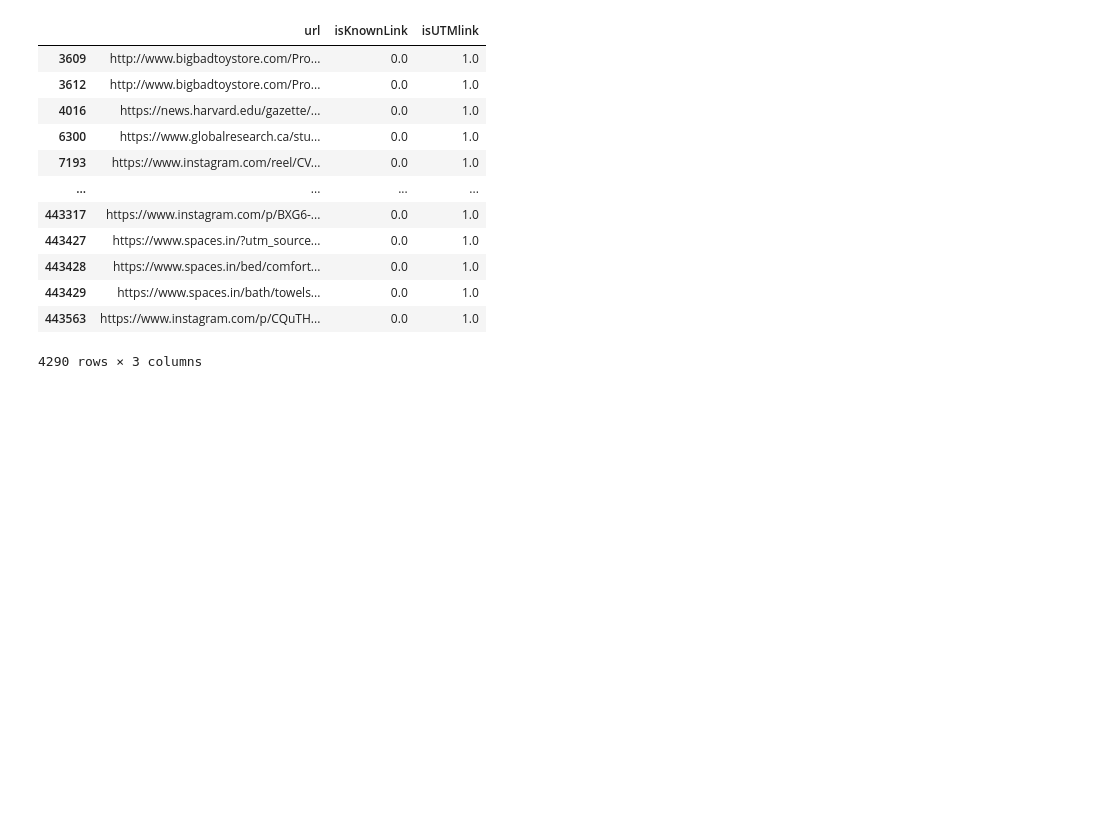
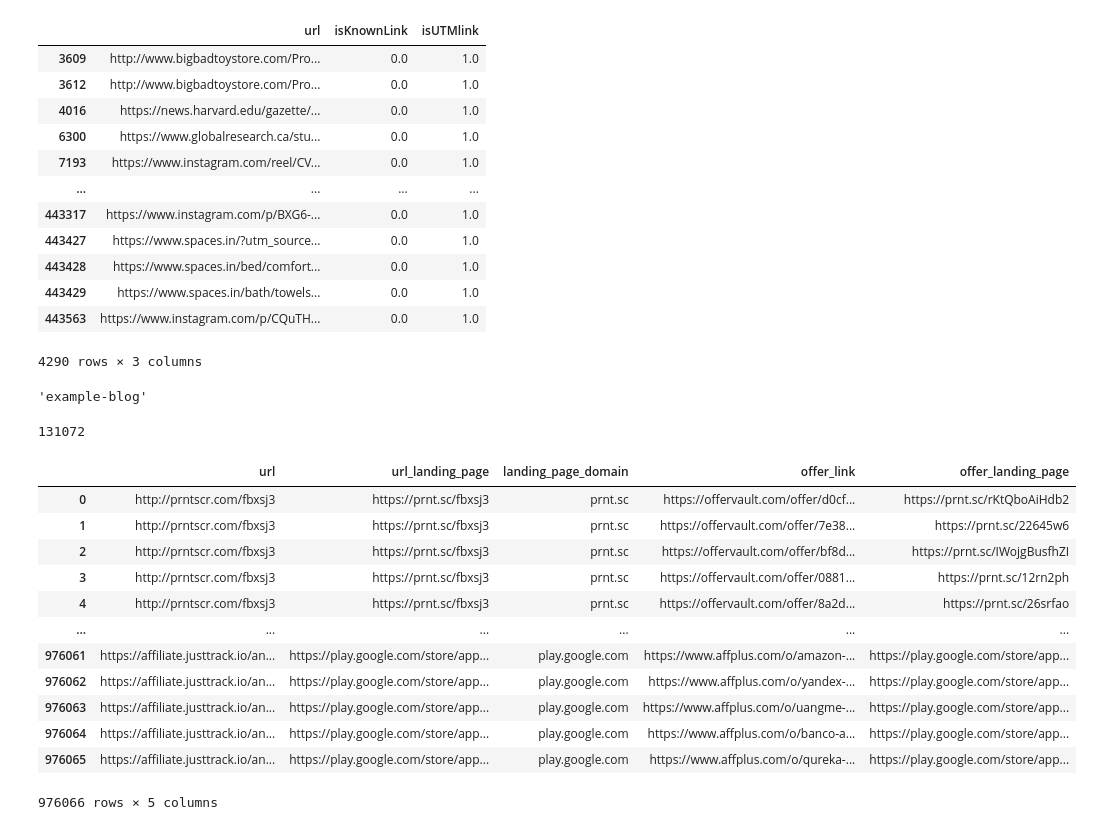
Before and after one commit to suniven/affiliate-link-identification, a Jupyter notebook: my_test.ipynb, the cells around one changed output. Cells and saved outputs as stored; diff of their text form; code cells hidden in the pictures; blank space fills up the shorter version.

```diff
--- a/my_test.ipynb
+++ b/my_test.ipynb
@@ -111,0 +118,30 @@ df[df['isUTMlink']==1]
+# %%
+res[0][11:]
+# %% [output]
+'example-blog'
+# %%
+import pandas as pd
+import csv
+from tqdm import tqdm
+
+csv.field_size_limit(500 * 1024 * 1024)
+# %% [output]
+131072
+# %%
+df=pd.read_csv('./df_offer_youtube.csv', engine='python')
+# %%
+df
+# %% [output]
+|  | url | url_landing_page | landing_page_domain | offer_link | offer_landing_page |
+| 0 | http://prntscr.com/fbxsj3 | https://prnt.sc/fbxsj3 | prnt.sc | https://offervault.com/offer/d0cf... | https://prnt.sc/rKtQboAiHdb2 |
+| 1 | http://prntscr.com/fbxsj3 | https://prnt.sc/fbxsj3 | prnt.sc | https://offervault.com/offer/7e38... | https://prnt.sc/22645w6 |
+| 2 | http://prntscr.com/fbxsj3 | https://prnt.sc/fbxsj3 | prnt.sc | https://offervault.com/offer/bf8d... | https://prnt.sc/IWojgBusfhZI |
+| 3 | http://prntscr.com/fbxsj3 | https://prnt.sc/fbxsj3 | prnt.sc | https://offervault.com/offer/0881... | https://prnt.sc/12rn2ph |
+| 4 | http://prntscr.com/fbxsj3 | https://prnt.sc/fbxsj3 | prnt.sc | https://offervault.com/offer/8a2d... | https://prnt.sc/26srfao |
+| ... | ... | ... | ... | ... | ... |
+| 976061 | https://affiliate.justtrack.io/an... | https://play.google.com/store/app... | play.google.com | https://www.affplus.com/o/amazon-... | https://play.google.com/store/app... |
+| 976062 | https://affiliate.justtrack.io/an... | https://play.google.com/store/app... | play.google.com | https://www.affplus.com/o/yandex-... | https://play.google.com/store/app... |
+| 976063 | https://affiliate.justtrack.io/an... | https://play.google.com/store/app... | play.google.com | https://www.affplus.com/o/uangme-... | https://play.google.com/store/app... |
+| 976064 | https://affiliate.justtrack.io/an... | https://play.google.com/store/app... | play.google.com | https://www.affplus.com/o/banco-a... | https://play.google.com/store/app... |
+| 976065 | https://affiliate.justtrack.io/an... | https://play.google.com/store/app... | play.google.com | https://www.affplus.com/o/qureka-... | https://play.google.com/store/app... |
+976066 rows × 5 columns
```
Also changed, not shown: parts of 3 cells of this notebook, 2 other files.
